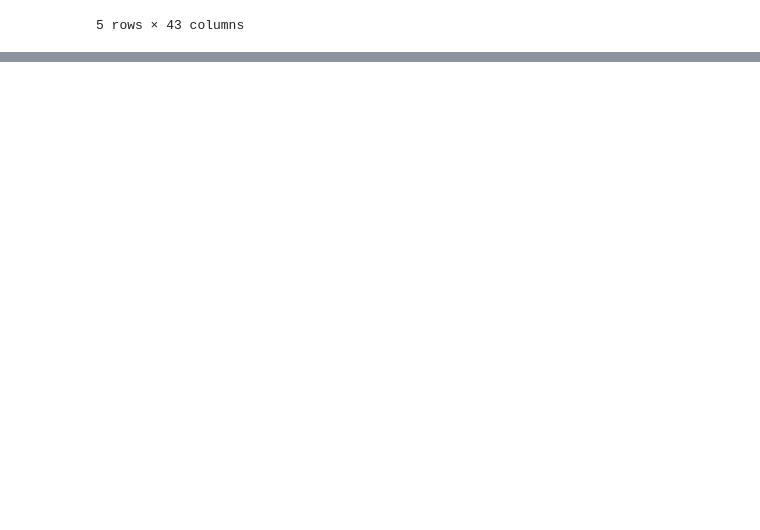
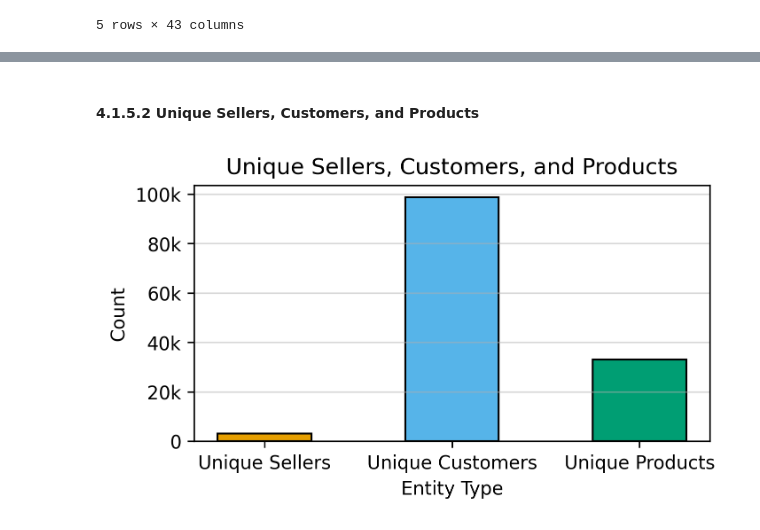
Before and after one commit to Francionlj/olist-freight-pricing-engine, a Jupyter notebook: notebooks/01_eda_and_bi.ipynb, the cells around one changed output, grey strips where cells are left out. Drawn from its saved outputs; the diff is of its cells as text; code cells hidden in the pictures; blank space fills up the shorter version.

```diff
--- a/notebooks/01_eda_and_bi.ipynb
+++ b/notebooks/01_eda_and_bi.ipynb
@@ -174,0 +192,12 @@ df
+# %%
+date_cols = [
+      'shipping_limit_date',
+      'order_purchase_timestamp',
+      'order_approved_at',
+      'order_delivered_carrier_date',
+      'order_delivered_customer_date',
+      'order_estimated_delivery_date',
+      'review_creation_date'
+  ]
+for col in date_cols:
+      df[col] = pd.to_datetime(df[col], errors='coerce')
@@ -174,0 +238,5 @@ df
+# %%
+def formato_k(valor, pos):
+    if valor >= 1000:
+        return f'{valor/1000:g}k' # Divide por 1000 e adiciona 'k'
+    return f'{valor:g}'
@@ -174,0 +267,30 @@ df
+# %% [markdown]
+#### 4.1.5.2 Unique Sellers, Customers, and Products
+# %%
+unique_sellers = df["seller_id"].nunique()
+unique_customers = df["customer_id"].nunique()
+unique_products = df["product_id"].nunique()
+
+categories = ["Unique Sellers", "Unique Customers", "Unique Products"]
+values = [unique_sellers, unique_customers, unique_products]
+colors = ["#E69F00", "#56B4E9", "#009E73"]
+
+fig, ax = plt.subplots(figsize=(5, 2.5), dpi=300)
+
+ax.bar(categories, values, width=0.5, color=colors, edgecolor="black")
+
+ax.yaxis.set_major_formatter(FuncFormatter(formato_k))
+
+ax.set_title("Unique Sellers, Customers, and Products")
+ax.set_xlabel("Entity Type")
+ax.set_ylabel("Count")
+ax.grid(axis="y", alpha=0.5)
+
+ax.set_xticks(categories)
+ax.set_xticklabels(categories)
+
+fig.savefig('/Volumes/STORAGE/olist-freight-pricing-engine/img/plots/unique_sellers_customers_products.png', dpi=300, bbox_inches='tight')
+
+plt.show()
+# %% [output]
+[figure, added]
```
Also changed, not shown: parts of 24 cells of this notebook, 4 other files.
